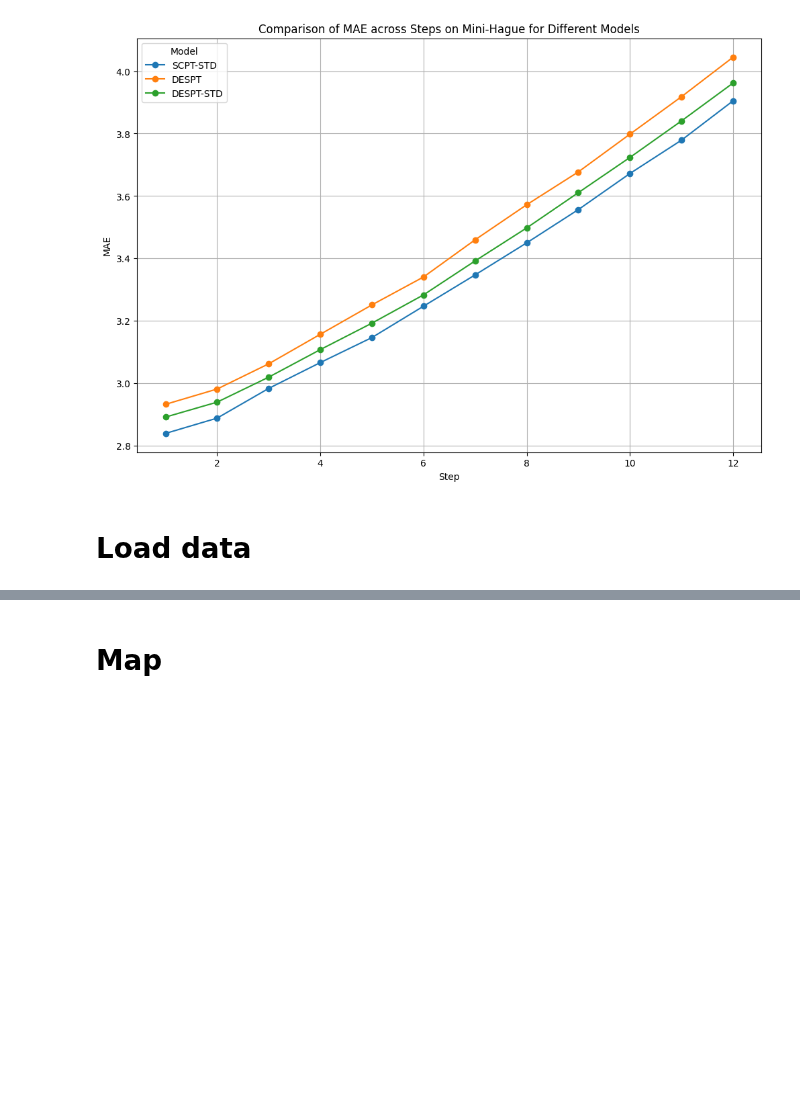
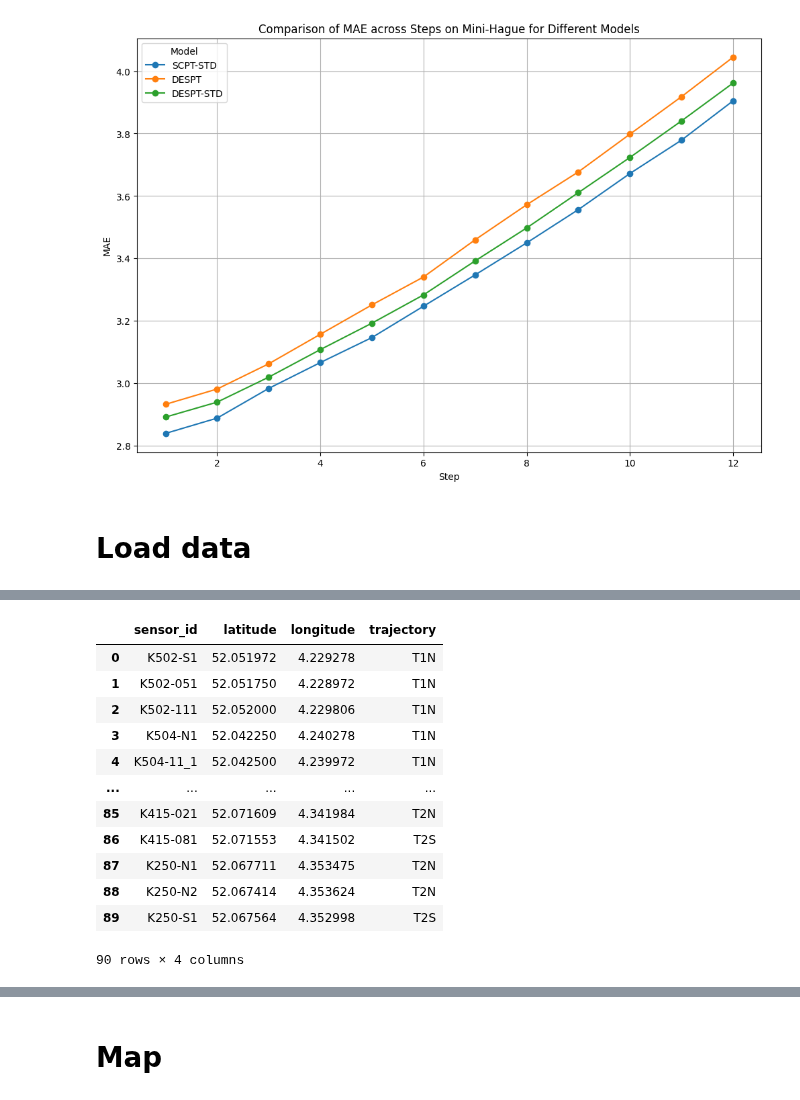
Before and after one commit to xuyou1999/Distance-Enhanced-Spatial-Pre-Training-DESPT, a Jupyter notebook: results.ipynb, the cells around one changed output, grey strips where cells are left out. Cells and saved outputs as stored; diff of their text form; code cells hidden in the pictures; blank space fills up the shorter version.

```diff
--- a/results.ipynb
+++ b/results.ipynb
@@ -359,3 +357,19 @@ array([185, 309, 220, 112,  11, 150, 234,  85, 246, 134, 143, 271, 182,
+# %%
+location_df
+# %% [output]
+|  | sensor_id | latitude | longitude | trajectory |
+| 0 | K502-S1 | 52.051972 | 4.229278 | T1N |
+| 1 | K502-051 | 52.051750 | 4.228972 | T1N |
+| 2 | K502-111 | 52.052000 | 4.229806 | T1N |
+| 3 | K504-N1 | 52.042250 | 4.240278 | T1N |
+| 4 | K504-11_1 | 52.042500 | 4.239972 | T1N |
+| ... | ... | ... | ... | ... |
+| 85 | K415-021 | 52.071609 | 4.341984 | T2N |
+| 86 | K415-081 | 52.071553 | 4.341502 | T2S |
+| 87 | K250-N1 | 52.067711 | 4.353475 | T2N |
+| 88 | K250-N2 | 52.067414 | 4.353624 | T2N |
+| 89 | K250-S1 | 52.067564 | 4.352998 | T2S |
+90 rows × 4 columns
 # %%
 filtered_ids = df.columns[indexes]
 
```
Also changed, not shown: parts of 18 cells of this notebook, 3 other files.
